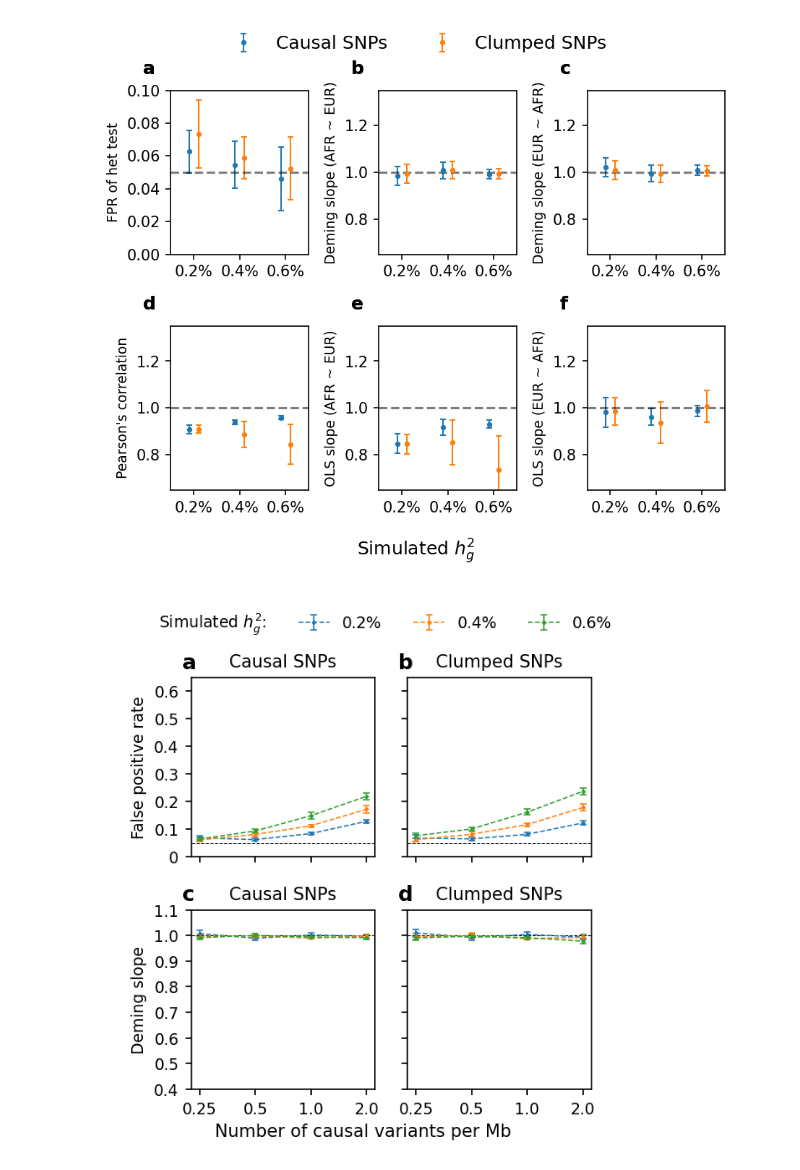
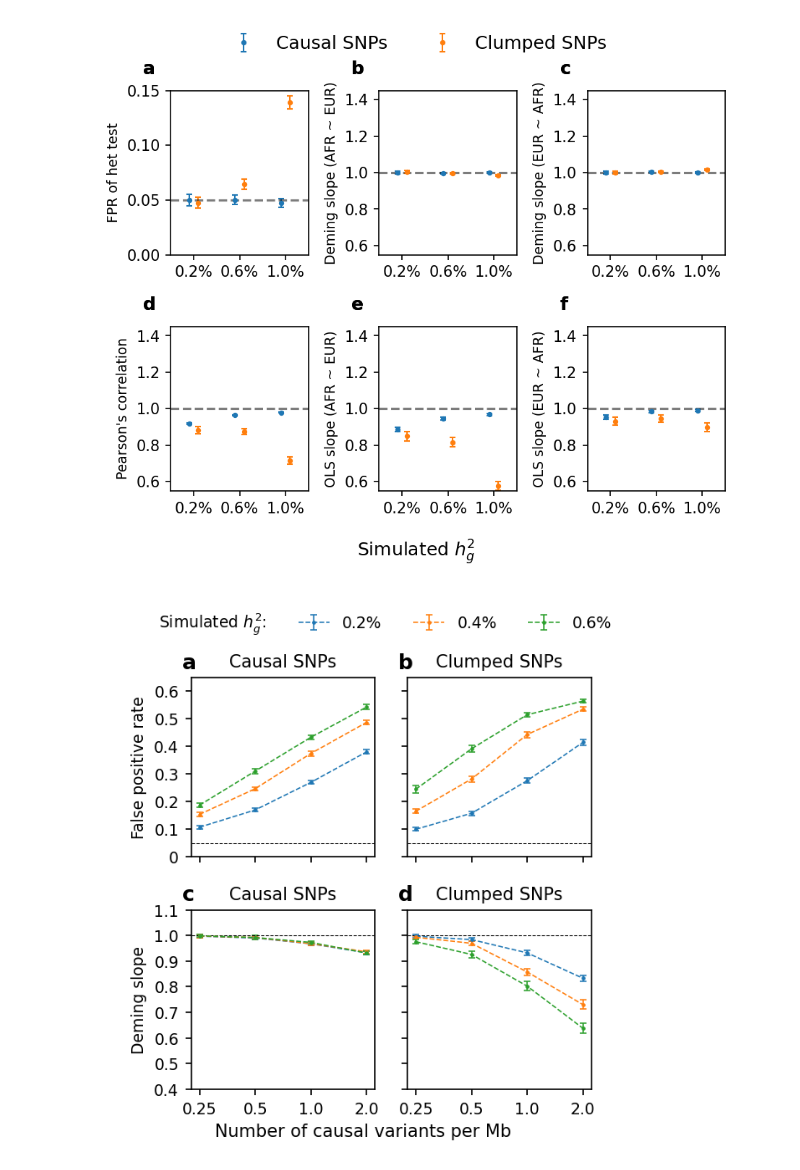
Before and after one commit to KangchengHou/admix-genet-cor, a Jupyter notebook: experiments/02-region-locus-simulate/03-plot.ipynb, the cells around one changed output. Drawn from its saved outputs; the diff is of its cells as text; code cells hidden in the pictures.

Commit message:
update locus simulation

```diff
--- a/experiments/02-region-locus-simulate/03-plot.ipynb
+++ b/experiments/02-region-locus-simulate/03-plot.ipynb
@@ -25,9 +25,9 @@ df_real_params = pd.DataFrame(
         params
         for params in itertools.product(
             ["real"],
-            [f"region{i}" for i in np.arange(50)],
-            [0.002, 0.004, 0.006],
-            [1, 3, 6, 11, 21, 41],
+            [f"region{i}" for i in np.arange(100)],
+            [0.002, 0.006, 0.01],
+            [1],
         )
     ],
     columns=["group", "region", "hsq", "ncausal"],
@@ -39,8 +39,8 @@ df_simu_params = pd.DataFrame(
             ["simu"],
             [f"region{i}.eur20.afr80" for i in np.arange(50)],
             #             [f"region{i}.eur80.afr20" for i in np.arange(50)],
-            [0.002, 0.004, 0.006],
-            [1, 3, 6, 11, 21, 41],
+            [0.002, 0.006, 0.01],
+            [1, 41],
         )
     ],
     columns=["group", "region", "hsq", "ncausal"],
@@ -65,8 +57,8 @@ dict_df_res = {}
 for group in ["causal", "clump"]:
     df_res = []
     for param_i, param in tqdm(df_params.iterrows(), total=len(df_params)):
-        for sim_i in range(10):
-            path = f"out/covar-lanc/summary/{param.config}/sim_{sim_i}.{group}.tsv"
+        for sim_i in range(100):
+            path = f"out/covar-pc/summary/{param.config}/sim_{sim_i}.{group}.tsv"
             if os.path.exists(path):
                 df_tmp = pd.read_csv(path, sep="\t")
                 df_tmp["group"] = param.group
@@ -126,16 +132,0 @@ df_tmp = df_tmp[(df_tmp.ncausal == 41) & (df_tmp.hsq == 0.006) & (df_tmp.sim_i =
-# %%
-fig, ax = plt.subplots(figsize=(3, 3), dpi=150)
-ax.scatter(df_tmp.coef1, df_tmp.coef2, s=1, alpha=0.5)
-lim = max(np.abs(df_tmp.coef1).max(), np.abs(df_tmp.coef2).max()) / 2
-ax.set_xlim(-lim, lim)
-ax.set_ylim(-lim, lim)
-slope = admix_genet_cor.locus.deming_regression(
-    x=df_tmp.coef1, y=df_tmp.coef2, sx=df_tmp.se1, sy=df_tmp.se2, no_intercept=True
-)
-print(slope)
-ax.plot([-lim, lim], [-lim * slope, lim * slope], "r--", alpha=0.5)
-ax.axhline(y=0, color="gray", ls="--", alpha=0.5)
-ax.axvline(x=0, color="gray", ls="--", alpha=0.5)
-
-ax.set_xlabel("European (20%)")
-ax.set_ylabel("African (80%)")
@@ -234,12 +181,12 @@ y_label_list = [
     "OLS slope (EUR ~ AFR)",
 ]
 dict_ylim = {
-    "het_fpr": [0, 0.1],
-    "pearsonr": [0.65, 1.35],
-    "ols_afr~eur": [0.65, 1.35],
-    "ols_eur~afr": [0.65, 1.35],
-    "deming_afr~eur": [0.65, 1.35],
-    "deming_eur~afr": [0.65, 1.35],
+    "het_fpr": [0, 0.15],
+    "pearsonr": [0.55, 1.45],
+    "ols_afr~eur": [0.55, 1.45],
+    "ols_eur~afr": [0.55, 1.45],
+    "deming_afr~eur": [0.55, 1.45],
+    "deming_eur~afr": [0.55, 1.45],
 }
 dict_hline = {
     "het_fpr": 0.05,
@@ -298,34 +245,34 @@ for group_i, group in enumerate(["causal", "clump"]):
             string.ascii_lowercase[i],
             transform=ax.transAxes,
             size=12,
             weight="bold",
         )
 
 # trick to put title in the same row
 handles, labels = axes[0].get_legend_handles_labels()
 fig.legend(
     handles,
     labels,
     ncol=5,
     loc="center",
     bbox_to_anchor=[0.5, 1.0],
     frameon=False,
     fontsize=12,
 )
 
 fig.text(
     0.5,
     -0.05,
     "Simulated $h_g^2$",
     fontsize=12,
     ha="center",
 )
 
 plt.tight_layout()
 
 plt.show()
 # %% [output]
-[figure, old version]
+[figure, new version]
 # %%
 yvar_list = [
     "het_fpr",
@@ -422,4 +369,4 @@ fig.text(
 plt.tight_layout()
 plt.show()
 # %% [output]
-[figure, old version]
+[figure, new version]
```
Also changed, not shown: parts of 6 cells of this notebook, 6 other files.
